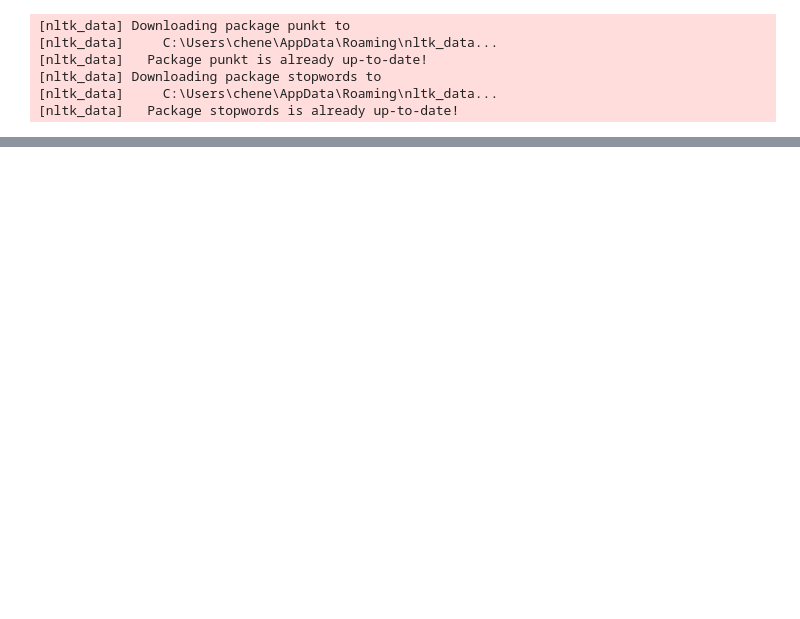
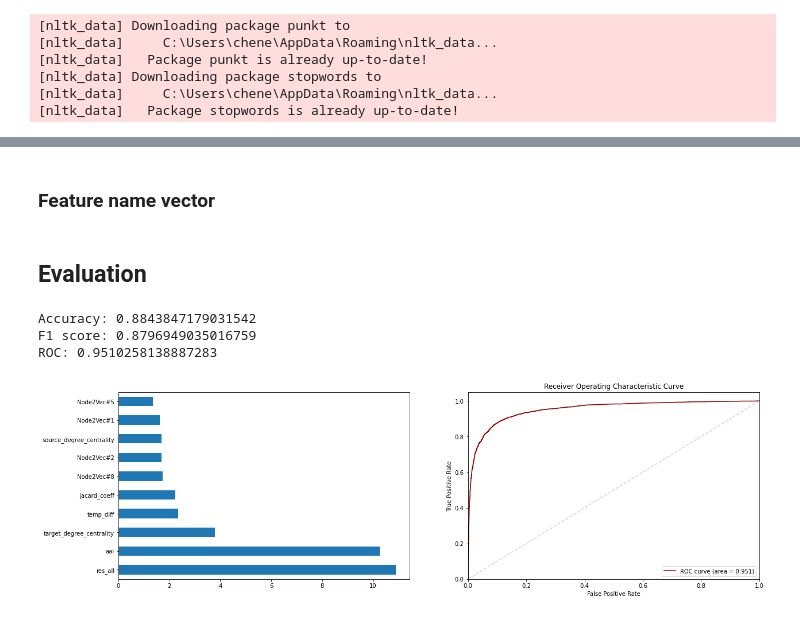
Before and after one commit to fdlci/MLNS-Kaggle, a Jupyter notebook: Kaggle/project_mlns_node_embedding.ipynb, the cells around one changed output, grey strips where cells are left out. Saved outputs shown, nothing was run; the diff lists cells and outputs as text; code cells hidden in the pictures; blank space fills up the shorter version.

```diff
--- a/Kaggle/project_mlns_node_embedding.ipynb
+++ b/Kaggle/project_mlns_node_embedding.ipynb
@@ -663,0 +488,3 @@ F1 score: 0.9053803339517625
+# %%
+train_feat = np.concatenate([train_features, train_text_feat.to_numpy()], axis=1)
+val_feat = np.concatenate([val_features, val_text_feat.to_numpy()], axis=1)
@@ -663,0 +493,6 @@ F1 score: 0.9053803339517625
+# %%
+scaler = MinMaxScaler()
+train_feat = scaler.fit_transform(train_feat)
+val_feat = scaler.transform(val_feat)
+# %% [markdown]
+### Feature name vector
@@ -663,0 +508,45 @@ F1 score: 0.9053803339517625
+# %% [markdown]
+## Evaluation
+# %%
+def prediction(train_samples, test_samples, train_labels, test_labels):
+
+    # --- Build the model and train it ---
+    # Fill in the blanks
+    clf = svm.LinearSVC()
+    clf.fit(train_samples, train_labels)
+
+    train_preds = clf.decision_function(train_samples)
+    test_preds = clf.decision_function(test_samples)
+
+    labels_pred = clf.predict(test_samples)
+
+    # --- Compute Area Under the Receiver Operating Characteristic Curve (ROC AUC) from predictions ---
+    # Fill in the blanks
+    fpr, tpr, _ = roc_curve(test_labels, test_preds)
+    roc_auc = auc(fpr, tpr)
+
+    print(f'Accuracy: {accuracy_score(test_labels, labels_pred)}')
+    print(f'F1 score: {f1_score(test_labels, labels_pred)}')
+    print(f'ROC: {roc_auc}')
+
+    fig, (ax1, ax2) = plt.subplots(1, 2, figsize=(20,6))
+
+    pd.Series(abs(clf.coef_[0]), index=feat_name).nlargest(10).plot(kind='barh',ax=ax1)
+
+    ax2.plot(fpr, tpr, color='darkred', label='ROC curve (area = %0.3f)' % roc_auc)
+    ax2.plot([0, 1], [0, 1], color='lightgray', linestyle='--')
+    ax2.set_xlim([0.0, 1.0])
+    ax2.set_ylim([0.0, 1.05])
+    ax2.set_xlabel('False Positive Rate')
+    ax2.set_ylabel('True Positive Rate')
+    ax2.set_title('Receiver Operating Characteristic Curve')
+    ax2.legend(loc="lower right")
+
+    plt.show()
+# %%
+prediction(train_feat, val_feat, train_labels, val_labels)
+# %% [output]
+Accuracy: 0.8843847179031542
+F1 score: 0.8796949035016759
+ROC: 0.9510258138887283
+[figure, added]
```
Also changed, not shown: parts of 78 cells of this notebook, 1 other file.
